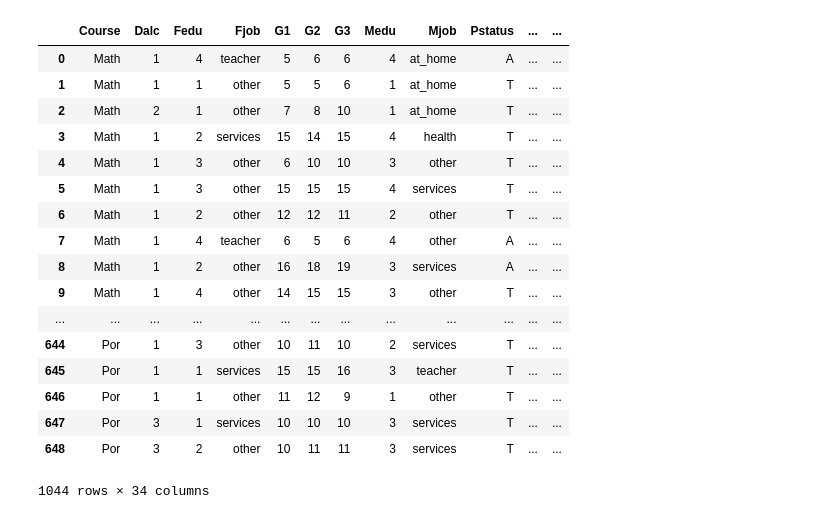
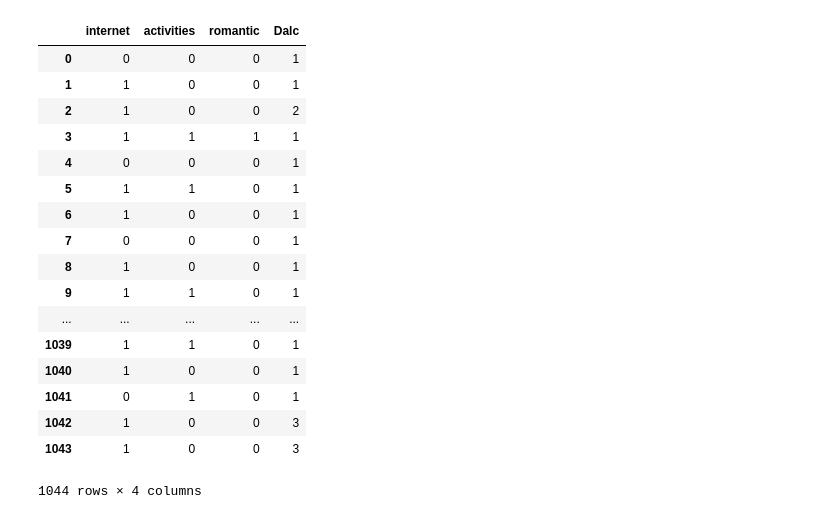
Before and after one commit to chengyi9/370-final, a Jupyter notebook: Rough Work.ipynb, the cells around one changed output. Drawn from its saved outputs; the diff is of its cells as text; code cells hidden in the pictures.

```diff
--- a/Rough Work.ipynb
+++ b/Rough Work.ipynb
@@ -15,21 +14,0 @@ df = pd.concat([por,math], sort= True)
-# %%
-df
-# %% [output]
-|  | Course | Dalc | Fedu | Fjob | G1 | G2 | G3 | Medu | Mjob | Pstatus | ... | ... |
-| 0 | Math | 1 | 4 | teacher | 5 | 6 | 6 | 4 | at_home | A | ... | ... |
-| 1 | Math | 1 | 1 | other | 5 | 5 | 6 | 1 | at_home | T | ... | ... |
-| 2 | Math | 2 | 1 | other | 7 | 8 | 10 | 1 | at_home | T | ... | ... |
-| 3 | Math | 1 | 2 | services | 15 | 14 | 15 | 4 | health | T | ... | ... |
-| 4 | Math | 1 | 3 | other | 6 | 10 | 10 | 3 | other | T | ... | ... |
-| 5 | Math | 1 | 3 | other | 15 | 15 | 15 | 4 | services | T | ... | ... |
-| 6 | Math | 1 | 2 | other | 12 | 12 | 11 | 2 | other | T | ... | ... |
-| 7 | Math | 1 | 4 | teacher | 6 | 5 | 6 | 4 | other | A | ... | ... |
-| 8 | Math | 1 | 2 | other | 16 | 18 | 19 | 3 | services | A | ... | ... |
-| 9 | Math | 1 | 4 | other | 14 | 15 | 15 | 3 | other | T | ... | ... |
-| ... | ... | ... | ... | ... | ... | ... | ... | ... | ... | ... | ... | ... |
-| 644 | Por | 1 | 3 | other | 10 | 11 | 10 | 2 | services | T | ... | ... |
-| 645 | Por | 1 | 1 | services | 15 | 15 | 16 | 3 | teacher | T | ... | ... |
-| 646 | Por | 1 | 1 | other | 11 | 12 | 9 | 1 | other | T | ... | ... |
-| 647 | Por | 3 | 1 | services | 10 | 10 | 10 | 3 | services | T | ... | ... |
-| 648 | Por | 3 | 2 | other | 10 | 11 | 11 | 3 | services | T | ... | ... |
-1044 rows × 34 columns
@@ -35,0 +18,31 @@ df
+# %%
+#df_stats.corr()
+df_social_index = pd.DataFrame(columns=['internet','activities','romantic'])
+
+df_social_index['internet'] = df_stats.internet.factorize( ['yes', 'no'] )[0]
+df_social_index['activities'] = df_stats.activities.factorize( ['yes', 'no'] )[0]
+df_social_index['romantic'] = df_stats.romantic.factorize( ['yes', 'no'] )[0]
+
+df_social_index["Dalc"] = df_stats["Dalc"].values
+
+
+df_social_index
+# %% [output]
+|  | internet | activities | romantic | Dalc |
+| 0 | 0 | 0 | 0 | 1 |
+| 1 | 1 | 0 | 0 | 1 |
+| 2 | 1 | 0 | 0 | 2 |
+| 3 | 1 | 1 | 1 | 1 |
+| 4 | 0 | 0 | 0 | 1 |
+| 5 | 1 | 1 | 0 | 1 |
+| 6 | 1 | 0 | 0 | 1 |
+| 7 | 0 | 0 | 0 | 1 |
+| 8 | 1 | 0 | 0 | 1 |
+| 9 | 1 | 1 | 0 | 1 |
+| ... | ... | ... | ... | ... |
+| 1039 | 1 | 1 | 0 | 1 |
+| 1040 | 1 | 0 | 0 | 1 |
+| 1041 | 0 | 1 | 0 | 1 |
+| 1042 | 1 | 0 | 0 | 3 |
+| 1043 | 1 | 0 | 0 | 3 |
+1044 rows × 4 columns
```
Also changed, not shown: parts of 6 cells of this notebook.
